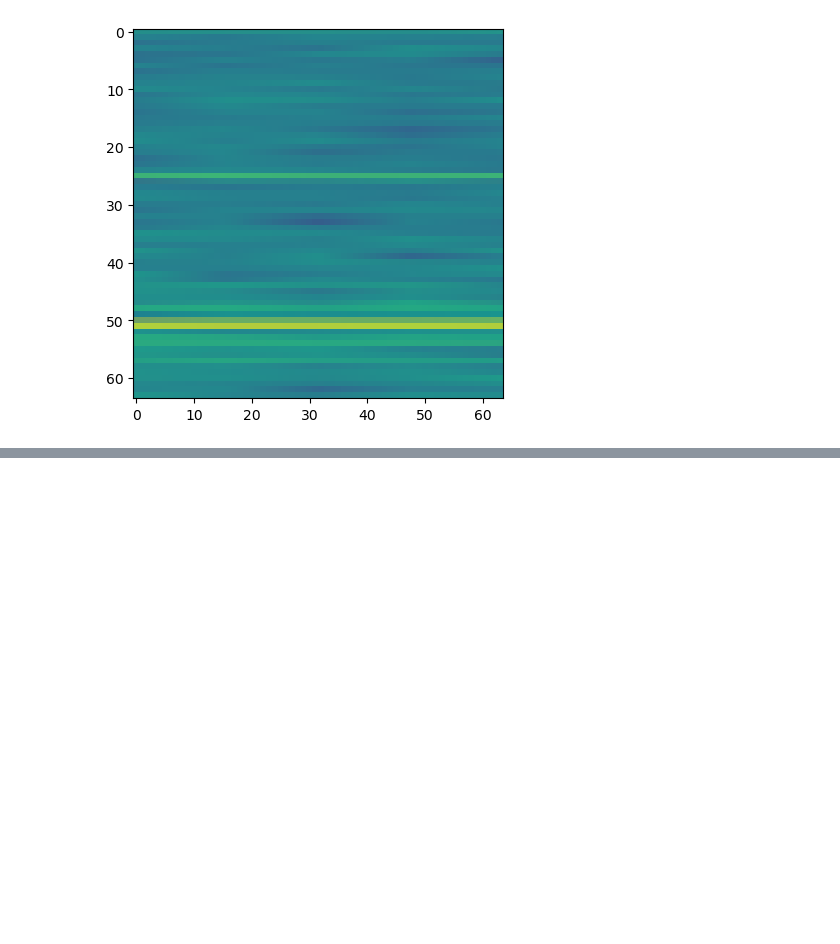
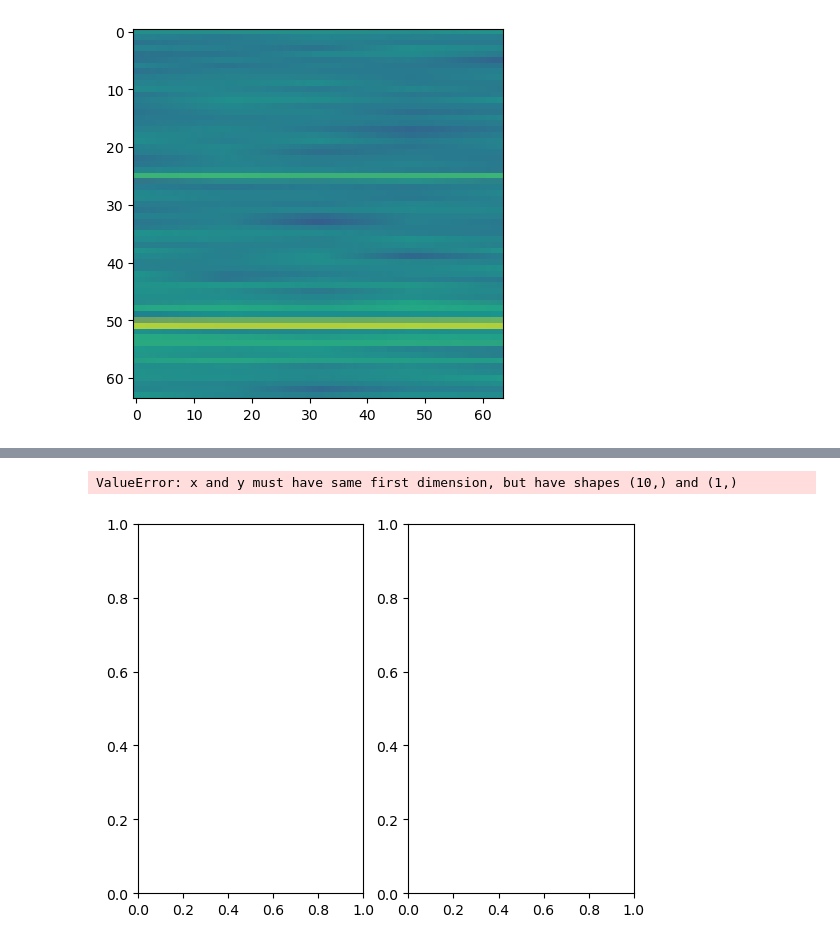
Before and after one commit to xndrleib/Motor-Fault-Detection, a Jupyter notebook: notebooks/Spectrogram.ipynb, the cells around one changed output, grey strips where cells are left out. Drawn from its saved outputs; the diff is of its cells as text; code cells hidden in the pictures; blank space fills up the shorter version.

Commit message:
add NN training code

```diff
--- a/notebooks/Spectrogram.ipynb
+++ b/notebooks/Spectrogram.ipynb
@@ -171,0 +247,10 @@ plt.imshow(img, cmap='gray')
+# %%
+BATCH_SIZE = 32
+
+train_dataset = FFTDataset(Xtrain, ytrain)
+val_dataset = FFTDataset(Xval, yval)
+test_dataset = FFTDataset(Xtest, ytest)
+
+train_loader = DataLoader(train_dataset, batch_size=BATCH_SIZE, shuffle=True)
+val_loader = DataLoader(val_dataset, batch_size=BATCH_SIZE, shuffle=True)
+test_loader = DataLoader(test_dataset, batch_size=BATCH_SIZE, shuffle=False)
@@ -171,0 +316,62 @@ plt.imshow(img, cmap='gray')
+# %%
+import IPython
+import IPython.display
+from sklearn.metrics import f1_score
+
+
+EPOCHS = 10
+resnet_1d = ResNet1d()
+optimizer = torch.optim.Adam(resnet_1d.parameters())
+criterion = torch.nn.BCELoss()
+
+
+def train(model, train_loader, val_loader, epochs, criterion, optimizer, metric, filename, mode='binary', average='binary'):
+    best_val_metric = np.inf
+    epoch_train = []
+    epoch_val = []
+    epoch_metric = []
+    for epoch in range(epochs):
+        model.train()
+        train_loss = []
+        val_loss = []
+        val_metric = []
+        for x, y in train_loader:
+            optimizer.zero_grad()
+            out = model(x)
+            loss = criterion(out, y.to(dtype=torch.float))
+            train_loss.append(loss.item())
+            loss.backward()
+            optimizer.step()
+    epoch_train.append(sum(train_loss) / len(train_loader))
+    model.eval()
+    with torch.no_grad():
+        for x, y in val_loader:
+            out = model(x)
+            loss = criterion(out, y.to(dtype=torch.float))
+            val_loss.append(loss.item())
+            if mode == 'binary':
+                val_metric.append(metric(y, out > 0.5, average=average))
+            else:
+                val_metric.append(metric(y, torch.argmax(out, dim=1), average=average))
+    mean_val_metric = sum(val_metric) / len(val_loader)
+    if mean_val_metric < best_val_metric:
+        torch.save(model.state_dict(), filename)
+    epoch_val.append(sum(val_loss) / len(val_loader))
+    epoch_metric.append(mean_val_metric)
+    IPython.display.clear_output()
+    fig, ax = plt.subplots(nrows=1, ncols=2)
+    ax[0].plot(list(range(0, epoch+1)), epoch_train, label='train')
+    ax[0].plot(list(range(0, epoch+1)), epoch_val, label='val')
+    ax[0].set_legend()
+    ax[0].set_xlabel('Epoch')
+    ax[0].set_ylabel('Loss')
+    ax[1].plot(list(range(0, epoch+1)), epoch_metric)
+    ax[0].set_xlabel('Epoch')
+    ax[0].set_ylabel('Metric')
+    plt.show()
+
+
+train(resnet_1d, train_loader, val_loader, EPOCHS, criterion, optimizer, f1_score, 'best_1d.pt')
+# %% [output]
+ValueError: x and y must have same first dimension, but have shapes (10,) and (1,)
+[figure, added]
```
Also changed, not shown: parts of 23 cells of this notebook, 1 other file.
